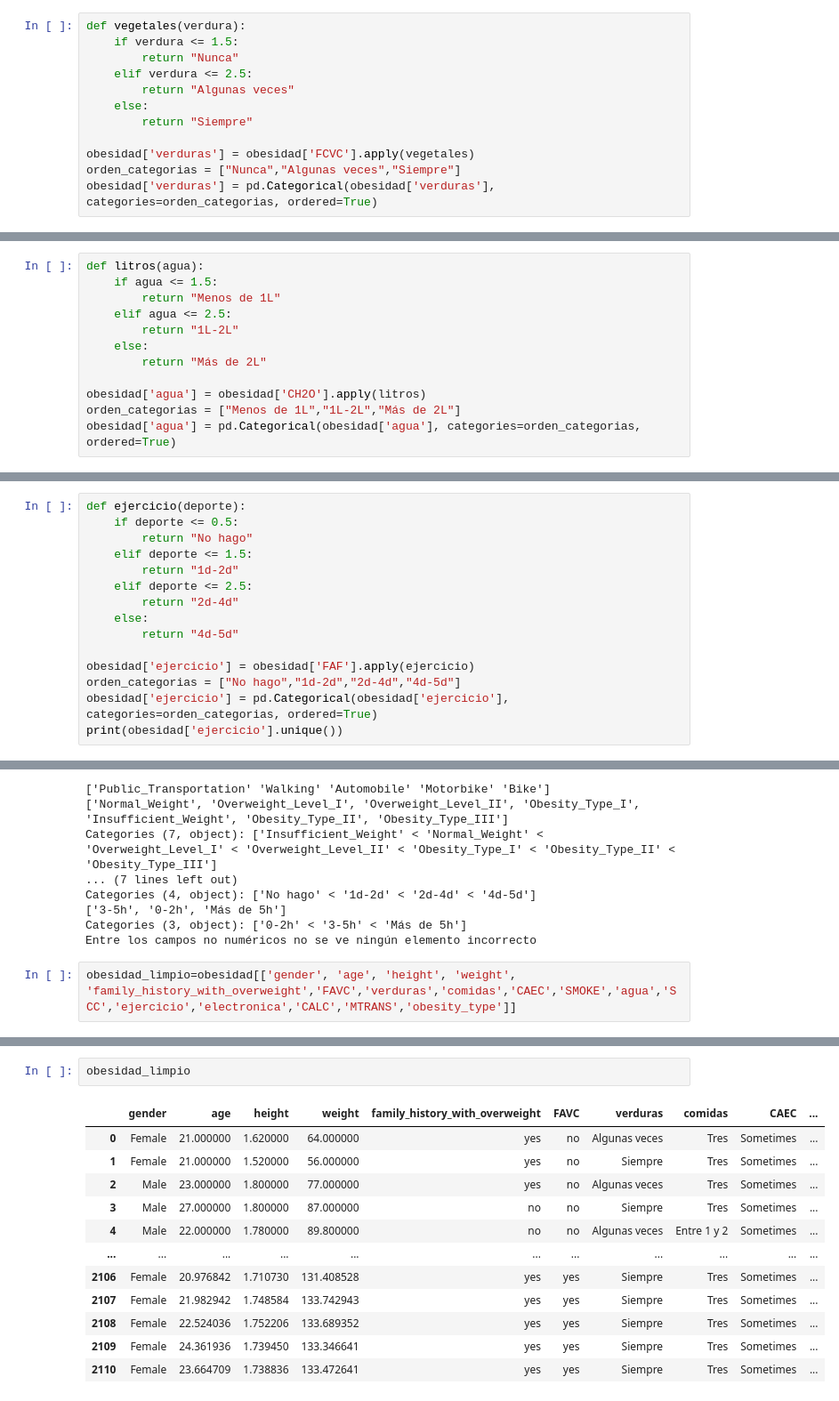
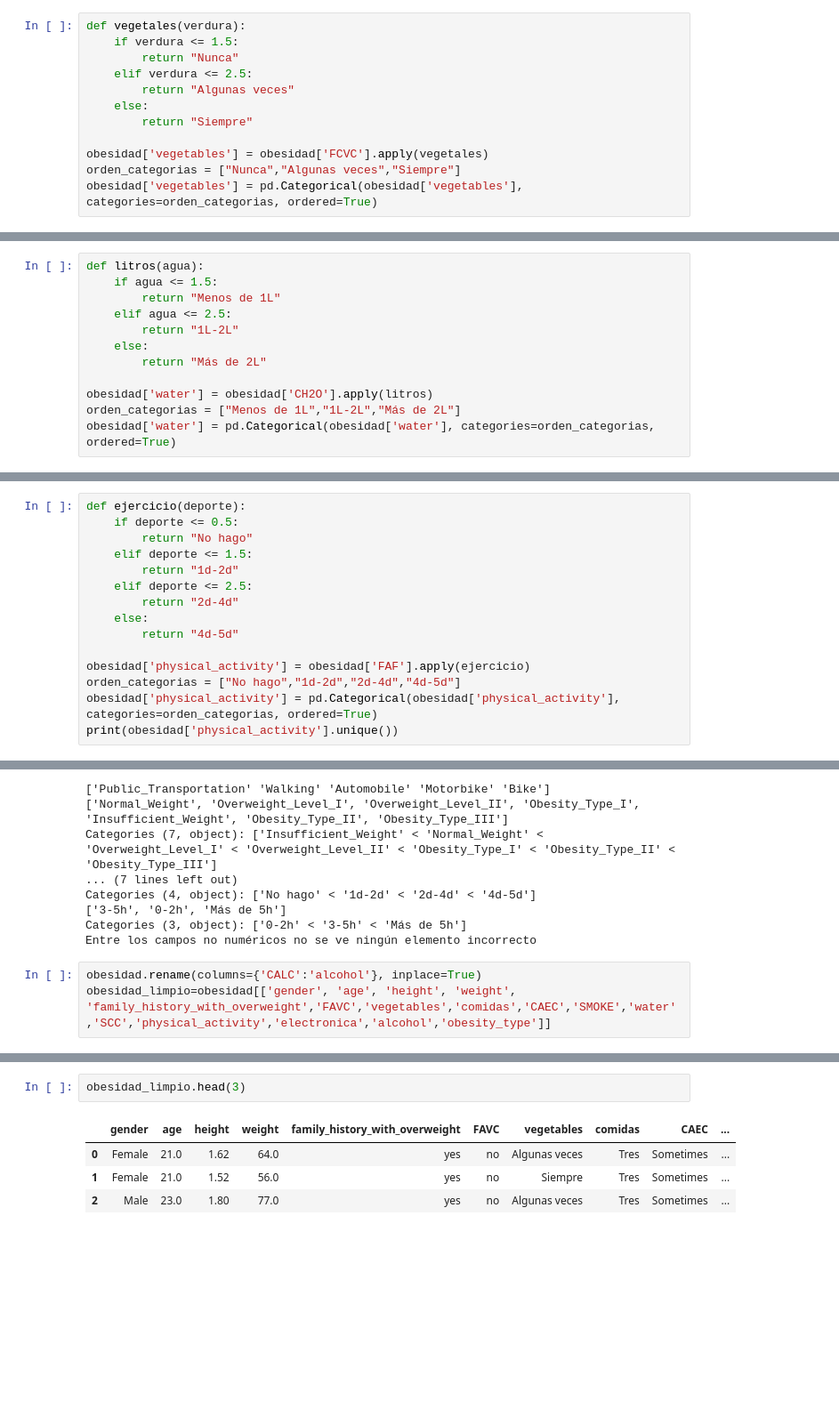
Before and after one commit to alexbaru2001/Trabajo_en_grupo, a Jupyter notebook: Obesidad_principal.ipynb, the cells around one changed output, grey strips where cells are left out. Shown at 89% size. Drawn from its saved outputs; the diff is of its cells as text; blank space fills up the shorter version.

```diff
--- a/Obesidad_principal.ipynb
+++ b/Obesidad_principal.ipynb
@@ -171,9 +172,9 @@ def vegetales(verdura):
     else:
         return "Siempre"
 
-obesidad['verduras'] = obesidad['FCVC'].apply(vegetales)
+obesidad['vegetables'] = obesidad['FCVC'].apply(vegetales)
 orden_categorias = ["Nunca","Algunas veces","Siempre"]
-obesidad['verduras'] = pd.Categorical(obesidad['verduras'], categories=orden_categorias, ordered=True)
+obesidad['vegetables'] = pd.Categorical(obesidad['vegetables'], categories=orden_categorias, ordered=True)
 # %% [output]
 A value is trying to be set on a copy of a slice from a DataFrame.
 Try using .loc[row_indexer,col_indexer] = value instead
@@ -241,9 +242,9 @@ def litros(agua):
     else:
         return "Más de 2L"
 
-obesidad['agua'] = obesidad['CH2O'].apply(litros)
+obesidad['water'] = obesidad['CH2O'].apply(litros)
 orden_categorias = ["Menos de 1L","1L-2L","Más de 2L"]
-obesidad['agua'] = pd.Categorical(obesidad['agua'], categories=orden_categorias, ordered=True)
+obesidad['water'] = pd.Categorical(obesidad['water'], categories=orden_categorias, ordered=True)
 # %% [output]
 A value is trying to be set on a copy of a slice from a DataFrame.
 Try using .loc[row_indexer,col_indexer] = value instead
@@ -278,10 +279,10 @@ def ejercicio(deporte):
     else:
         return "4d-5d"
 
-obesidad['ejercicio'] = obesidad['FAF'].apply(ejercicio)
+obesidad['physical_activity'] = obesidad['FAF'].apply(ejercicio)
 orden_categorias = ["No hago","1d-2d","2d-4d","4d-5d"]
-obesidad['ejercicio'] = pd.Categorical(obesidad['ejercicio'], categories=orden_categorias, ordered=True)
-print(obesidad['ejercicio'].unique())
+obesidad['physical_activity'] = pd.Categorical(obesidad['physical_activity'], categories=orden_categorias, ordered=True)
+print(obesidad['physical_activity'].unique())
 # %% [output]
 ['No hago', '4d-5d', '2d-4d', '1d-2d']
 Categories (4, object): ['No hago' < '1d-2d' < '2d-4d' < '4d-5d']
@@ -352,4 +353,5 @@ Categories (4, object): ['No hago' < '1d-2d' < '2d-4d' < '4d-5d']
 Categories (3, object): ['0-2h' < '3-5h' < 'Más de 5h']
 Entre los campos no numéricos no se ve ningún elemento incorrecto
 # %%
-obesidad_limpio=obesidad[['gender', 'age', 'height', 'weight', 'family_history_with_overweight','FAVC','verduras','comidas','CAEC','SMOKE','agua','SCC','ejercicio','electronica','CALC','MTRANS','obesity_type']]
+obesidad.rename(columns={'CALC':'alcohol'}, inplace=True)
+obesidad_limpio=obesidad[['gender', 'age', 'height', 'weight', 'family_history_with_overweight','FAVC','vegetables','comidas','CAEC','SMOKE','water','SCC','physical_activity','electronica','alcohol','obesity_type']]
@@ -356,15 +362,7 @@ obesidad_limpio=obesidad[['gender', 'age', 'height', 'weight', 'family_history_w
 # %%
-obesidad_limpio
+obesidad_limpio.head(3)
 # %% [output]
-|  | gender | age | height | weight | family_history_with_overweight | FAVC | verduras | comidas | CAEC | ... |
-| 0 | Female | 21.000000 | 1.620000 | 64.000000 | yes | no | Algunas veces | Tres | Sometimes | ... |
-| 1 | Female | 21.000000 | 1.520000 | 56.000000 | yes | no | Siempre | Tres | Sometimes | ... |
-| 2 | Male | 23.000000 | 1.800000 | 77.000000 | yes | no | Algunas veces | Tres | Sometimes | ... |
-| 3 | Male | 27.000000 | 1.800000 | 87.000000 | no | no | Siempre | Tres | Sometimes | ... |
-| 4 | Male | 22.000000 | 1.780000 | 89.800000 | no | no | Algunas veces | Entre 1 y 2 | Sometimes | ... |
-| ... | ... | ... | ... | ... | ... | ... | ... | ... | ... | ... |
-| 2106 | Female | 20.976842 | 1.710730 | 131.408528 | yes | yes | Siempre | Tres | Sometimes | ... |
-| 2107 | Female | 21.982942 | 1.748584 | 133.742943 | yes | yes | Siempre | Tres | Sometimes | ... |
-| 2108 | Female | 22.524036 | 1.752206 | 133.689352 | yes | yes | Siempre | Tres | Sometimes | ... |
-| 2109 | Female | 24.361936 | 1.739450 | 133.346641 | yes | yes | Siempre | Tres | Sometimes | ... |
-| 2110 | Female | 23.664709 | 1.738836 | 133.472641 | yes | yes | Siempre | Tres | Sometimes | ... |
+|  | gender | age | height | weight | family_history_with_overweight | FAVC | vegetables | comidas | CAEC | ... |
+| 0 | Female | 21.0 | 1.62 | 64.0 | yes | no | Algunas veces | Tres | Sometimes | ... |
+| 1 | Female | 21.0 | 1.52 | 56.0 | yes | no | Siempre | Tres | Sometimes | ... |
+| 2 | Male | 23.0 | 1.80 | 77.0 | yes | no | Algunas veces | Tres | Sometimes | ... |
```
Also changed, not shown: parts of 9 cells of this notebook, 1 other file.
